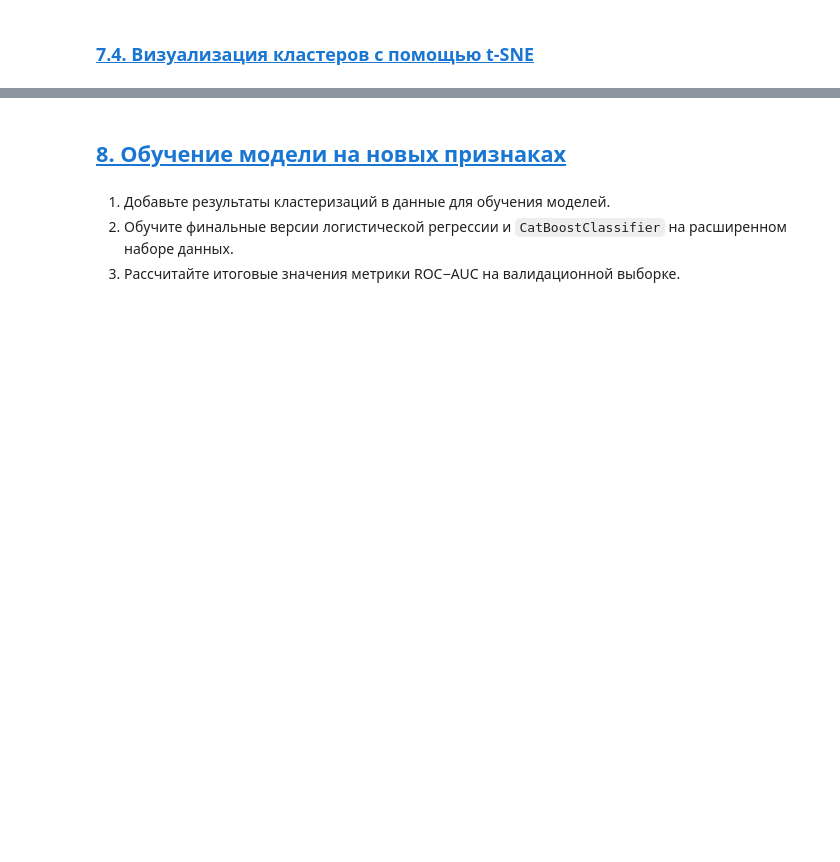
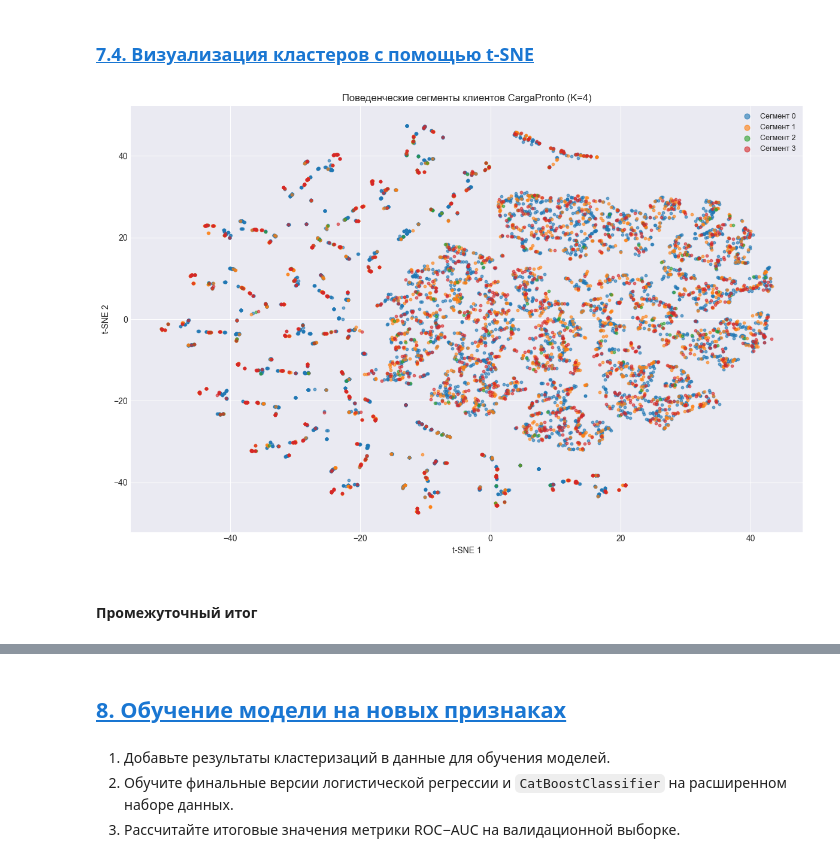
Before and after one commit to MEYakunin/Sprint18_Delivery_Delay_Prediction, a Jupyter notebook: Sprint18_Delivery_Delay_Prediction_Yakunin_Mikl.ipynb, the cells around one changed output, grey strips where cells are left out. Saved outputs shown, nothing was run; the diff lists cells and outputs as text; code cells hidden in the pictures; blank space fills up the shorter version.

```diff
--- a/Sprint18_Delivery_Delay_Prediction_Yakunin_Mikl.ipynb
+++ b/Sprint18_Delivery_Delay_Prediction_Yakunin_Mikl.ipynb
@@ -1202,2 +1250,15 @@ df_customers_clean
 # %% [markdown]
 ### [7.3. Анализ полученных сегментов](#content)<a id="7_3"></a>
+# %%
+# Оформляем финальный K-Means
+profil_kmeans = KMeans(n_clusters=profil_k, init='k-means++', n_init=10, random_state=RANDOM_STATE)
+profil_kmeans.fit(train_profil_scaled)
+
+train_profil['profil_cluster'] = profil_kmeans.predict(train_profil_scaled)
+val_profil['profil_cluster']   = profil_kmeans.predict(val_profil_scaled)
+test_profil['profil_cluster']  = profil_kmeans.predict(test_profil_scaled)
+
+# Собираем справочник с метками geo_cluster (понадобится в разделе 8)
+df_customers_profil = pd.concat([train_profil, val_profil, test_profil], ignore_index=True)
+print('Клиентов с profil_cluster:', df_customers_profil.shape)
+print(df_customers_profil['profil_cluster'].value_counts().sort_index())
@@ -1203,0 +1273,7 @@ df_customers_clean
+# %%
+# Записываем метки обратно в справочник (выравнивание по индексу)
+df_customers_clean['profil_cluster'] = df_customers_profil['profil_cluster']
+
+# Профиль сегментов: средние значения признаков по кластерам (в исходном масштабе)
+cluster_profile = df_customers_clean.groupby('profil_cluster')[profil_cols].mean().round(2)
+display(cluster_profile)
@@ -1204,2 +1287,33 @@ df_customers_clean
 # %% [markdown]
 ### [7.4. Визуализация кластеров с помощью t-SNE](#content)<a id="7_4"></a>
+# %%
+# t-SNE «прожорлив» — берём случайную подвыборку (рекомендация ТЗ: 5000–10000 точек)
+tsne_sample = df_customers_clean.sample(n=8000, random_state=RANDOM_STATE)
+
+# Масштабируем признаки сэмпла тем же скейлером (обучен на train — без утечек)
+tsne_features = profil_scaler.transform(tsne_sample[profil_cols])
+
+# Обучаем t-SNE
+tsne = TSNE(n_components=2, perplexity=30, max_iter=500,
+            init='pca', random_state=RANDOM_STATE)
+tsne_result = tsne.fit_transform(tsne_features)
+
+# График
+fig, ax = plt.subplots(figsize=(12, 8))
+colors = sns.color_palette('tab10', profil_k)
+
+for k in range(profil_k):
+    mask = tsne_sample['profil_cluster'] == k
+    ax.scatter(tsne_result[mask, 0], tsne_result[mask, 1],
+               s=10, alpha=0.6, color=colors[k], label=f'Сегмент {k}')
+
+ax.set_xlabel('t-SNE 1')
+ax.set_ylabel('t-SNE 2')
+ax.set_title(f'Поведенческие сегменты клиентов CargaPronto (K={profil_k})')
+ax.legend(loc='best', fontsize=9, markerscale=2)
+plt.tight_layout()
+plt.show()
+# %% [output]
+[figure, added]
+# %% [markdown]
+#### Промежуточный итог
```
Also changed, not shown: parts of 15 cells of this notebook.
